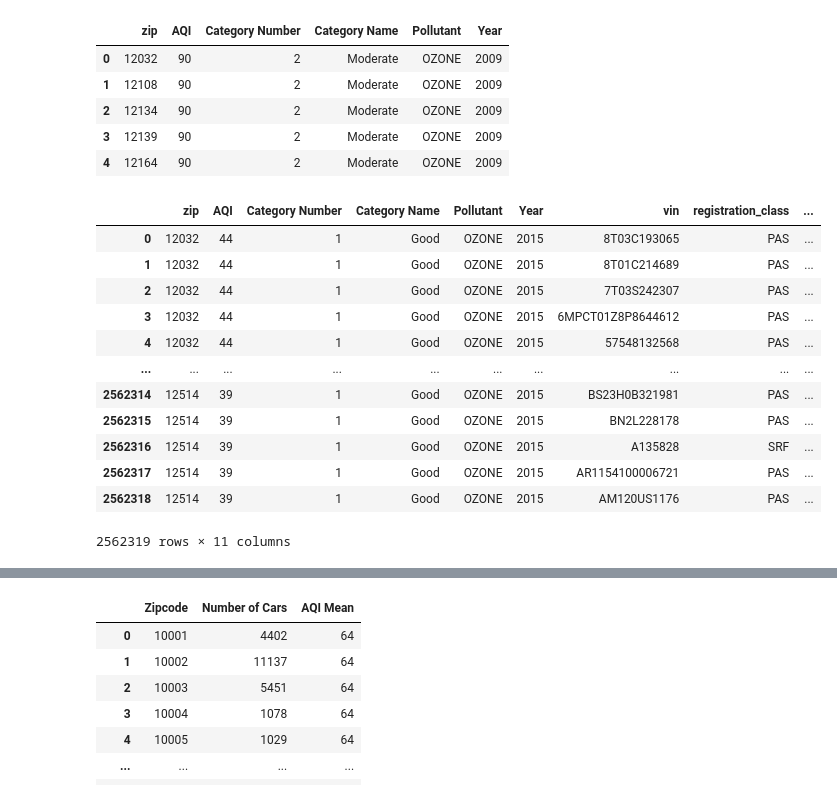
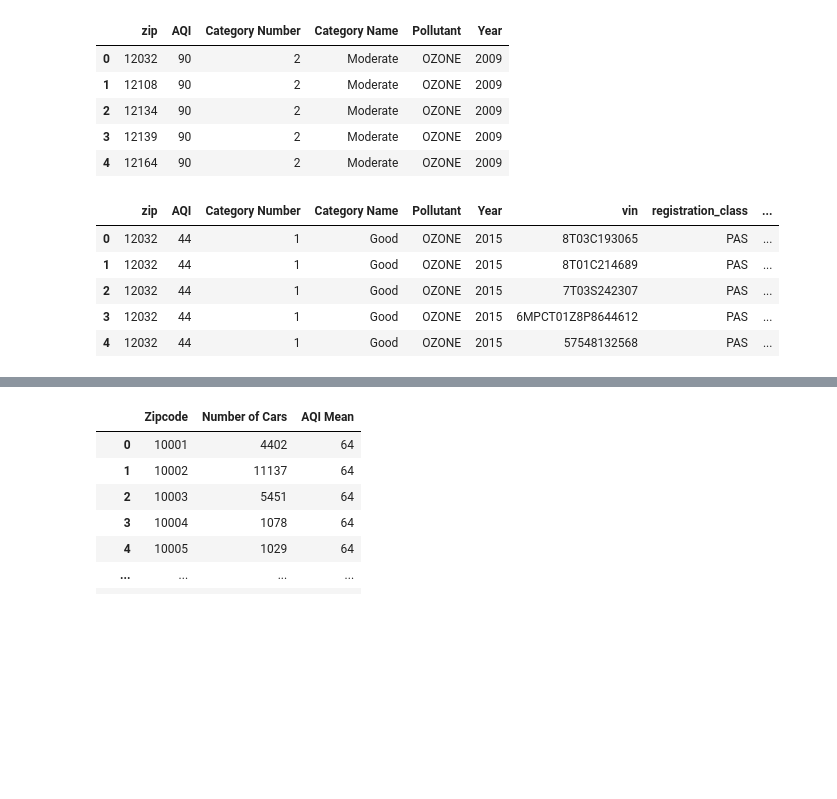
Before and after one commit to paloni-dotcom/Se7en, a Jupyter notebook: density_aqi.ipynb, the cells around one changed output, grey strips where cells are left out. Drawn from its saved outputs; the diff is of its cells as text; code cells hidden in the pictures; blank space fills up the shorter version.

```diff
--- a/density_aqi.ipynb
+++ b/density_aqi.ipynb
@@ -50,38 +50,31 @@ vehicle_aqi_09
 
 vehicle_20 = vehicle_data.loc[vehicle_data['model_year'].astype(int) <= 2020]
 
 aqi_group = aqi_df.groupby('Year')
 
 aqi_2020 = aqi_group.get_group(2020)
 
 aqi_2020
 
 vehicle_aqi_20 = pd.merge(aqi_2020, vehicle_20, on=['zip','zip'], how="left" )
 vehicle_aqi_20
 
 #2015
 
 vehicle_15 = vehicle_data.loc[vehicle_data['model_year'].astype(int) <= 2015]
 
 aqi_group = aqi_df.groupby('Year')
 
 aqi_2015 = aqi_group.get_group(2015)
 
 aqi_2015
 
 vehicle_aqi_15 = pd.merge(aqi_2015, vehicle_15, on=['zip','zip'], how="left" )
-vehicle_aqi_15
+vehicle_aqi_15.head()
 # %% [output]
 |  | zip | AQI | Category Number | Category Name | Pollutant | Year | vin | registration_class | ... |
 | 0 | 12032 | 44 | 1 | Good | OZONE | 2015 | 8T03C193065 | PAS | ... |
 | 1 | 12032 | 44 | 1 | Good | OZONE | 2015 | 8T01C214689 | PAS | ... |
 | 2 | 12032 | 44 | 1 | Good | OZONE | 2015 | 7T03S242307 | PAS | ... |
 | 3 | 12032 | 44 | 1 | Good | OZONE | 2015 | 6MPCT01Z8P8644612 | PAS | ... |
 | 4 | 12032 | 44 | 1 | Good | OZONE | 2015 | 57548132568 | PAS | ... |
-| ... | ... | ... | ... | ... | ... | ... | ... | ... | ... |
-| 2562314 | 12514 | 39 | 1 | Good | OZONE | 2015 | BS23H0B321981 | PAS | ... |
-| 2562315 | 12514 | 39 | 1 | Good | OZONE | 2015 | BN2L228178 | PAS | ... |
-| 2562316 | 12514 | 39 | 1 | Good | OZONE | 2015 | A135828 | SRF | ... |
-| 2562317 | 12514 | 39 | 1 | Good | OZONE | 2015 | AR1154100006721 | PAS | ... |
-| 2562318 | 12514 | 39 | 1 | Good | OZONE | 2015 | AM120US1176 | PAS | ... |
-2562319 rows × 11 columns
```
Also changed, not shown: parts of 7 cells of this notebook.
